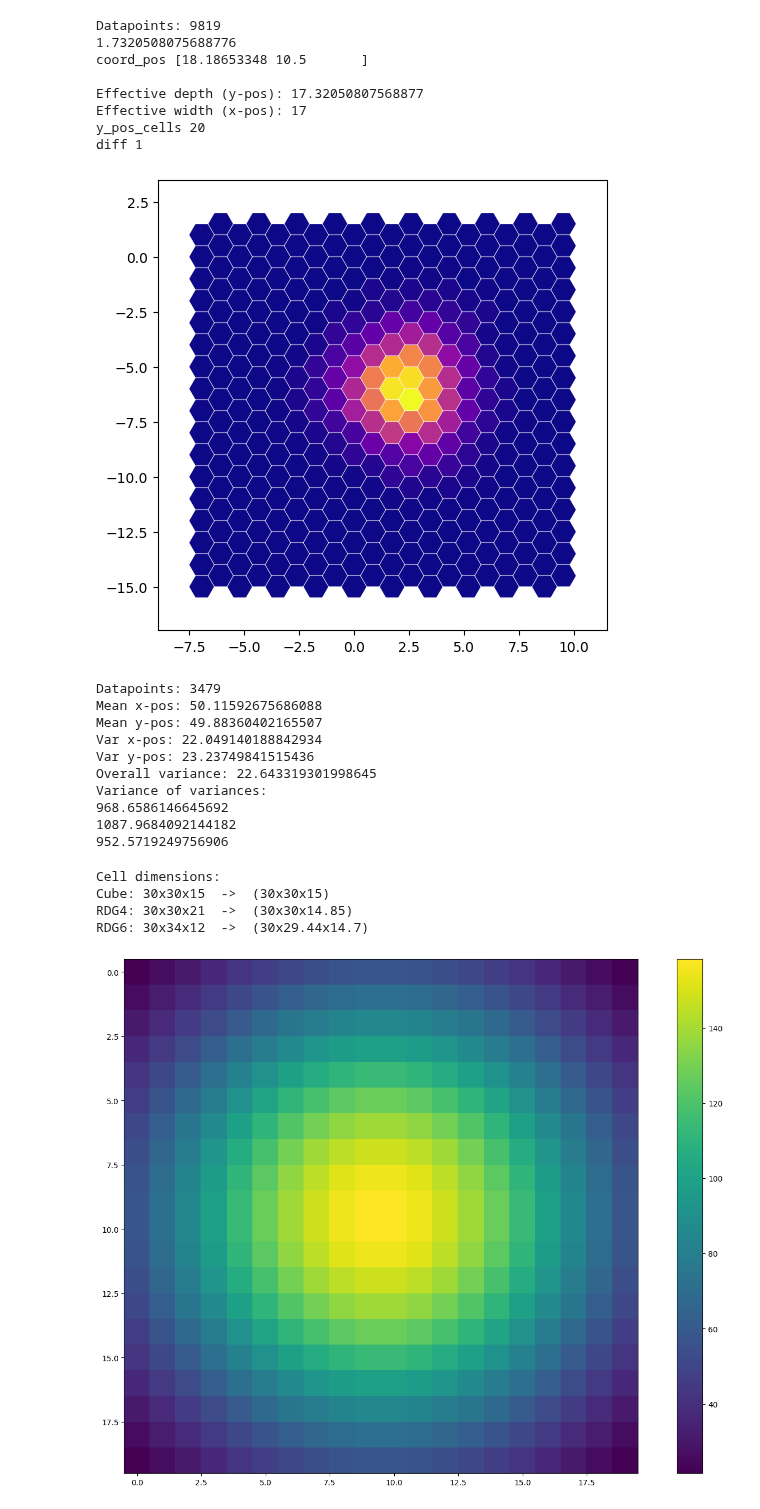
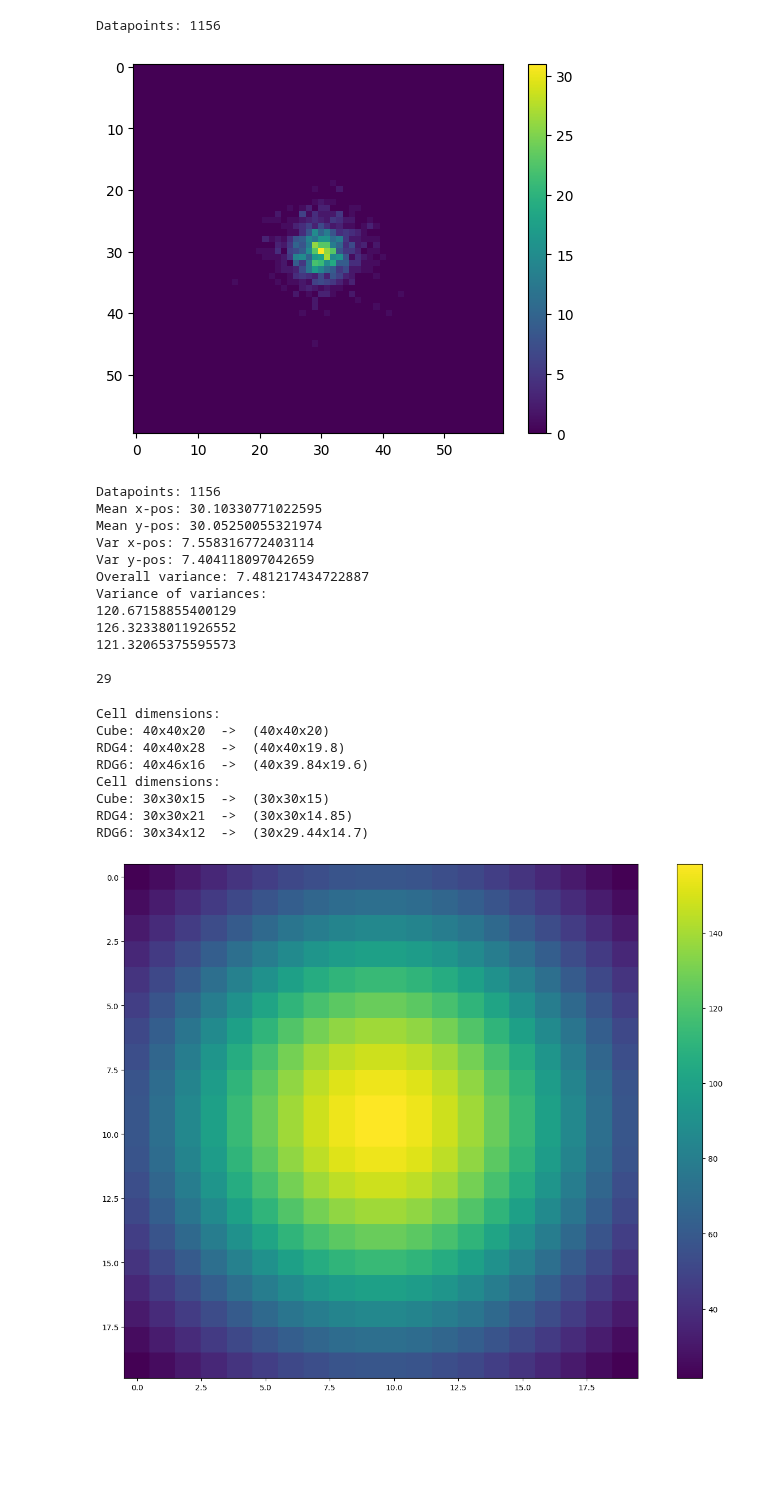
Before and after one commit to g-nilsson/spatial_discretizations_impact_on_simulations, a Jupyter notebook: stat_analysis.ipynb, the cells around one changed output. Saved outputs shown, nothing was run; the diff lists cells and outputs as text; code cells hidden in the pictures; blank space fills up the shorter version.

Commit message:
Made cube simulation only input "target_height" rather than N.
Fixed the ordering of width, depth, height for RDG4

```diff
--- a/stat_analysis.ipynb
+++ b/stat_analysis.ipynb
@@ -299,30 +315,25 @@ def calc_variance(N, nu, threshold, shape_name, print_output=False):
 
     return overall_var, var_x_pos, var_y_pos, mean_x_pos, mean_y_pos
 # %%
-visualize_data(30, 6, 0.001, "RDG6")
+visualize_data(30, 6, 0.001, "Cube")
 # %% [output]
-Datapoints: 9819
-1.7320508075688776
-coord_pos [18.18653348 10.5       ]
-
-Effective depth (y-pos): 17.32050807568877
-Effective width (x-pos): 17
-y_pos_cells 20
-diff 1
+Datapoints: 1156
-[figure, old version]
+[figure, new version]
 # %%
-calc_variance(50, 6, 0.001, "Cube", True);
+calc_variance(30, 6, 0.001, "Cube", True);
 # %% [output]
-Datapoints: 3479
-Mean x-pos: 50.11592675686088
-Mean y-pos: 49.88360402165507
-Var x-pos: 22.049140188842934
-Var y-pos: 23.23749841515436
-Overall variance: 22.643319301998645
+Datapoints: 1156
+Mean x-pos: 30.10330771022595
+Mean y-pos: 30.05250055321974
+Var x-pos: 7.558316772403114
+Var y-pos: 7.404118097042659
+Overall variance: 7.481217434722887
 Variance of variances:
-968.6586146645692
-1087.9684092144182
-952.5719249756906
+120.67158855400129
+126.32338011926552
+121.32065375595573
+
+29
 # %%
 # Cube 30 means 60x60x30
 
@@ -345,13 +356,26 @@ Variance of variances:
 
 # I need RDG6 X/sqrt(2) x X x X*sqrt(2)/(2*sqrt(3))
 
-target_width = 30
+target_width = 40
+
 
 print("Cell dimensions:")
 print(f"Cube: {target_width}x{target_width}x{target_width//2}  ->  ({target_width}x{target_width}x{target_width//2})")
 print(f"RDG4: {target_width}x{target_width}x{int(target_width*np.sqrt(2)//2)}  ->  ({target_width}x{target_width}x{round(int(target_width*np.sqrt(2)//2)/np.sqrt(2), 2)})")
 print(f"RDG6: {target_width}x{int(target_width*2*np.sqrt(3)/3)}x{int(target_width*np.sqrt(2)//(2*np.sqrt(3)))}  ->  ({target_width}x{round(int(target_width*2*np.sqrt(3)/3)*3/(2*np.sqrt(3)), 2)}x{round(int(target_width*np.sqrt(2)//(2*np.sqrt(3)))*np.sqrt(3)/np.sqrt(2), 2)})")
+
+
+target_height = 15
+
+print("Cell dimensions:")
+print(f"Cube: {target_height*2}x{target_height*2}x{target_height}  ->  ({target_height*2}x{target_height*2}x{target_height})")
+print(f"RDG4: {target_height*2}x{target_height*2}x{int(target_height*np.sqrt(2))}  ->  ({target_height*2}x{target_height*2}x{round(int(target_height*2/np.sqrt(2))/np.sqrt(2), 2)})")
+print(f"RDG6: {target_height*2}x{int(target_height*4*np.sqrt(3)/3)}x{int(target_height*np.sqrt(2)/np.sqrt(3))}  ->  ({target_height*2}x{round(int(target_height*4*np.sqrt(3)/3)*3/(2*np.sqrt(3)), 2)}x{round(int(target_height*np.sqrt(2)/np.sqrt(3))*np.sqrt(3)/np.sqrt(2), 2)})")
 # %% [output]
+Cell dimensions:
+Cube: 40x40x20  ->  (40x40x20)
+RDG4: 40x40x28  ->  (40x40x19.8)
+RDG6: 40x46x16  ->  (40x39.84x19.6)
 Cell dimensions:
 Cube: 30x30x15  ->  (30x30x15)
 RDG4: 30x30x21  ->  (30x30x14.85)
```
Also changed, not shown: parts of 2 cells of this notebook, 8 other files.
